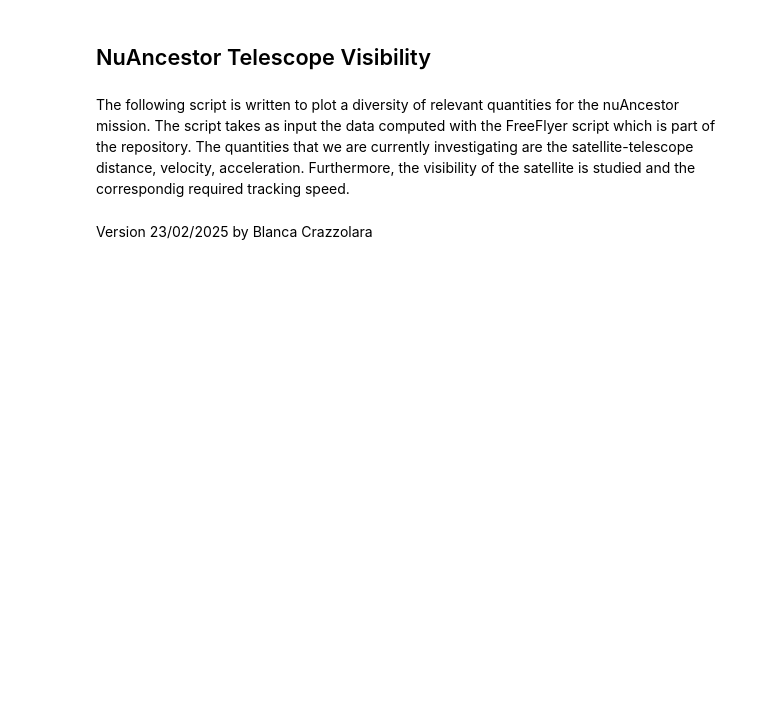
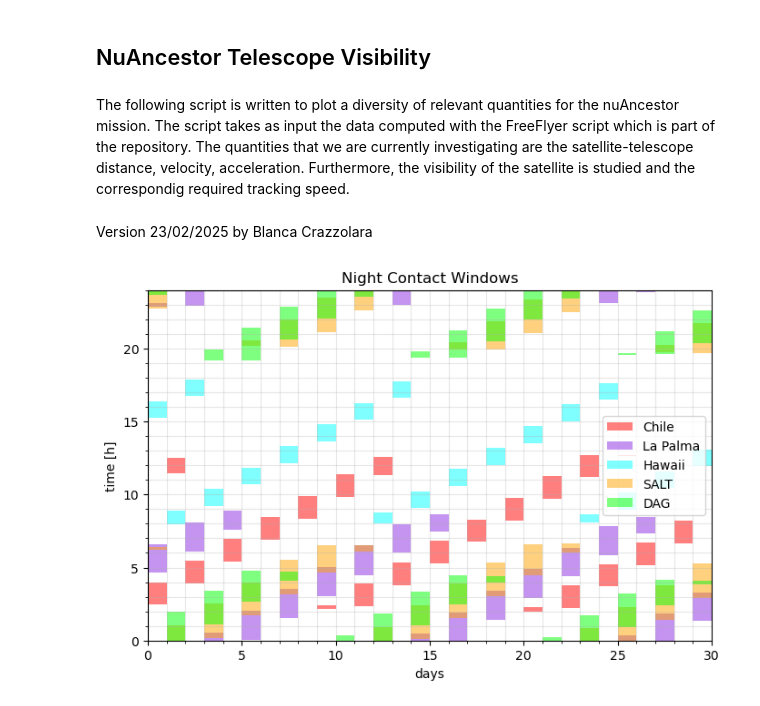
Before and after one commit to bcrazzolara/NuAncestor, a Jupyter notebook: FreeFlyer/plot.ipynb, the cells around one changed output. Drawn from its saved outputs; the diff is of its cells as text; code cells hidden in the pictures; blank space fills up the shorter version.

Commit message:
update plotting notebook

```diff
--- a/FreeFlyer/plot.ipynb
+++ b/FreeFlyer/plot.ipynb
@@ -121,0 +49,5 @@ def plot_visibility(folder, filepath, title, ylabel, cols, saving_name, xlim):
+# %%
+folder = "Results/"
+contact_windows(folder,"InContact.txt", "Night Contact Windows", "km", [0,1,2,3,4], folder + "InContact.png", [0,30])
+# %% [output]
+[figure, added]
```
Also changed, not shown: parts of 4 cells of this notebook.
